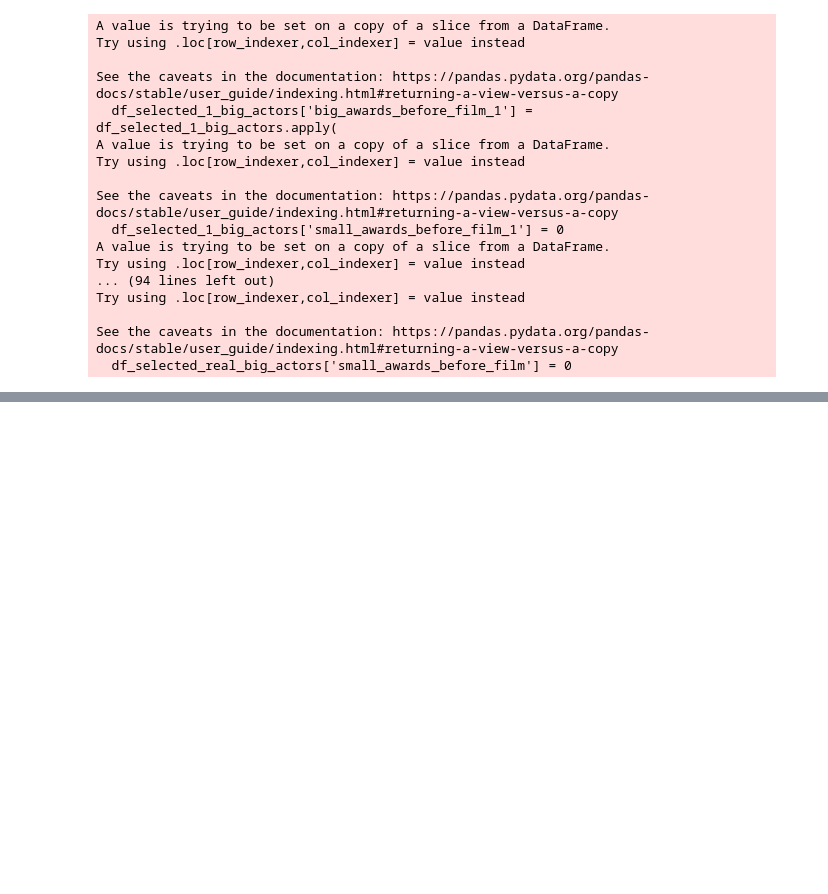
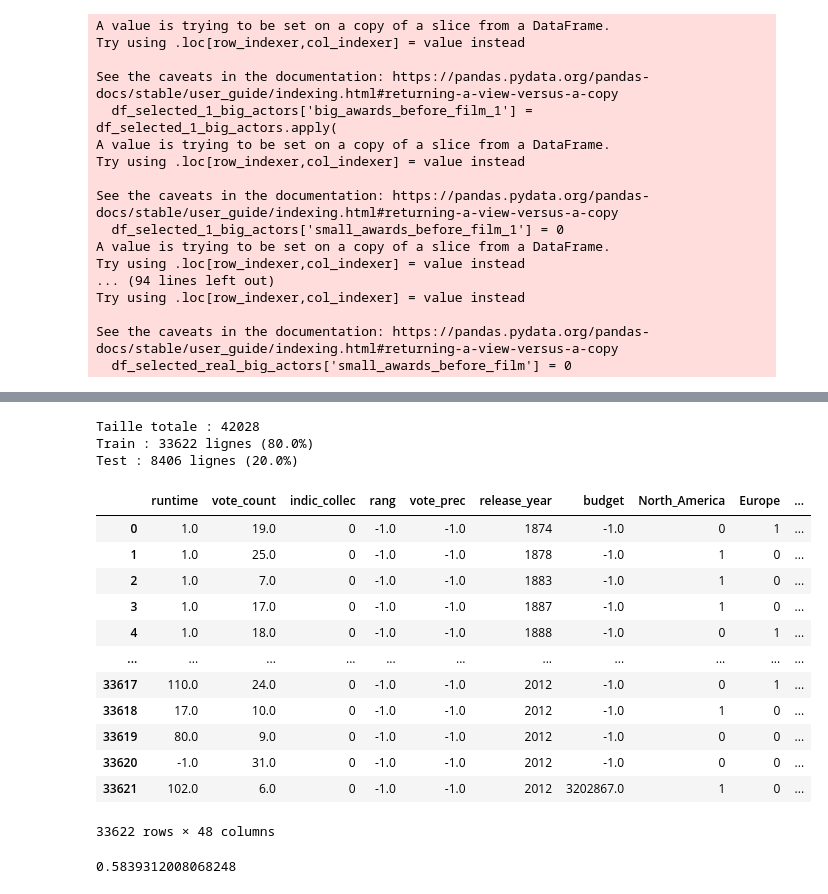
Before and after one commit to mlepennec-ensae/formation_cepe, a Jupyter notebook: Projet/donnees_projet.ipynb, the cells around one changed output, grey strips where cells are left out. Cells and saved outputs as stored; diff of their text form; code cells hidden in the pictures; blank space fills up the shorter version.

```diff
--- a/Projet/donnees_projet.ipynb
+++ b/Projet/donnees_projet.ipynb
@@ -1414,0 +1520,13 @@ data_movies_final_selected_merged['small_awards_before_film'] = data_movies_fina
+# %%
+split_index = int(len(df) * 0.8)
+df_train = df.iloc[:split_index]
+df_val = df.iloc[split_index:]
+
+# Vérification
+print(f"Taille totale : {len(df)}")
+print(f"Train : {len(df_train)} lignes ({len(df_train)/len(df)*100:.1f}%)")
+print(f"Test : {len(df_val)} lignes ({len(df_val)/len(df)*100:.1f}%)")
+# %% [output]
+Taille totale : 42028
+Train : 33622 lignes (80.0%)
+Test : 8406 lignes (20.0%)
@@ -1414,0 +1539,16 @@ data_movies_final_selected_merged['small_awards_before_film'] = data_movies_fina
+# %%
+df_train
+# %% [output]
+|  | runtime | vote_count | indic_collec | rang | vote_prec | release_year | budget | North_America | Europe | ... |
+| 0 | 1.0 | 19.0 | 0 | -1.0 | -1.0 | 1874 | -1.0 | 0 | 1 | ... |
+| 1 | 1.0 | 25.0 | 0 | -1.0 | -1.0 | 1878 | -1.0 | 1 | 0 | ... |
+| 2 | 1.0 | 7.0 | 0 | -1.0 | -1.0 | 1883 | -1.0 | 1 | 0 | ... |
+| 3 | 1.0 | 17.0 | 0 | -1.0 | -1.0 | 1887 | -1.0 | 1 | 0 | ... |
+| 4 | 1.0 | 18.0 | 0 | -1.0 | -1.0 | 1888 | -1.0 | 0 | 1 | ... |
+| ... | ... | ... | ... | ... | ... | ... | ... | ... | ... | ... |
+| 33617 | 110.0 | 24.0 | 0 | -1.0 | -1.0 | 2012 | -1.0 | 0 | 1 | ... |
+| 33618 | 17.0 | 10.0 | 0 | -1.0 | -1.0 | 2012 | -1.0 | 1 | 0 | ... |
+| 33619 | 80.0 | 9.0 | 0 | -1.0 | -1.0 | 2012 | -1.0 | 0 | 0 | ... |
+| 33620 | -1.0 | 31.0 | 0 | -1.0 | -1.0 | 2012 | -1.0 | 0 | 0 | ... |
+| 33621 | 102.0 | 6.0 | 0 | -1.0 | -1.0 | 2012 | 3202867.0 | 1 | 0 | ... |
+33622 rows × 48 columns
@@ -1414,0 +1567,4 @@ data_movies_final_selected_merged['small_awards_before_film'] = data_movies_fina
+# %%
+r2_score(y_test, y_predict)
+# %% [output]
+0.5839312008068248
```
Also changed, not shown: parts of 15 cells of this notebook.
